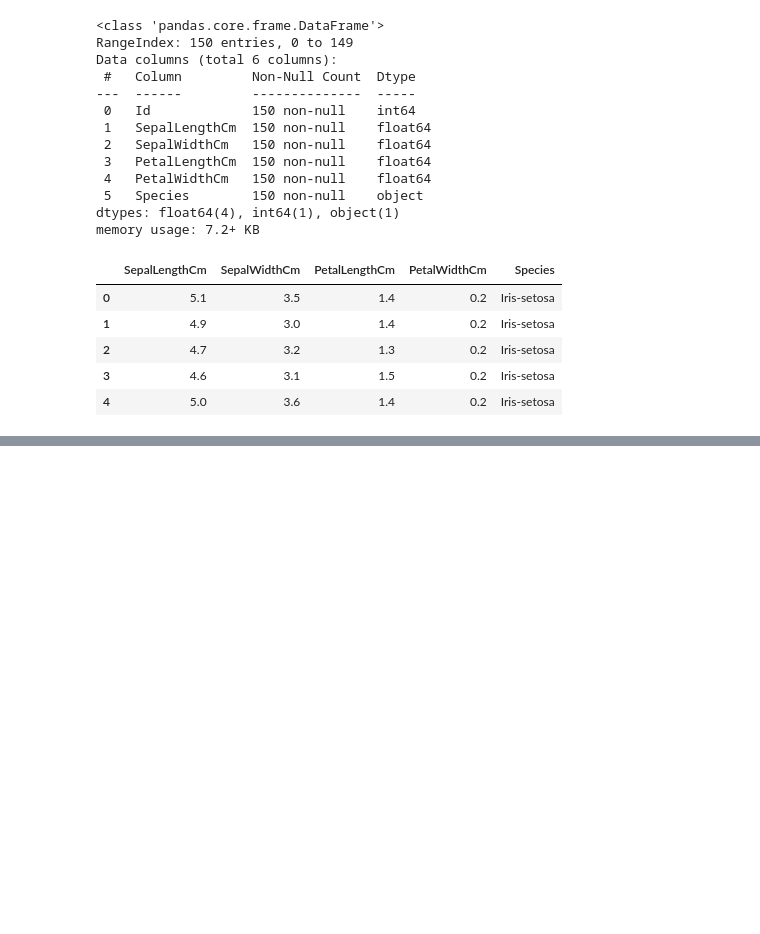
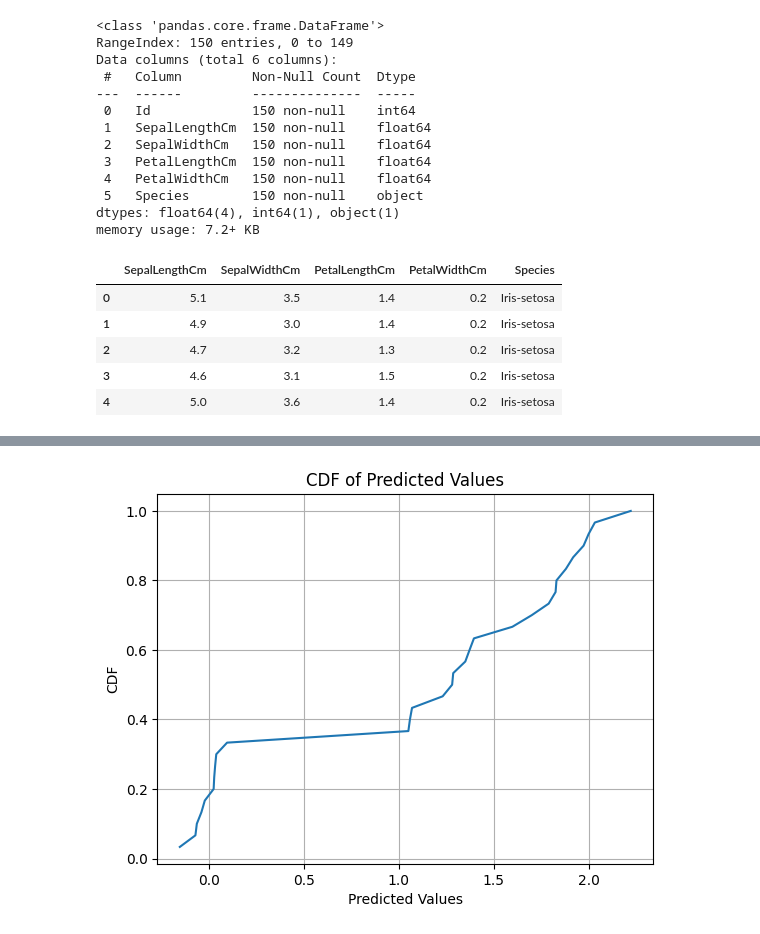
Before and after one commit to prakriti459/PRAKRITI.23FE10CSE00459-ML-LAB-WORK, a Jupyter notebook: MLlabwork.ipynb, the cells around one changed output, grey strips where cells are left out. Saved outputs shown, nothing was run; the diff lists cells and outputs as text; code cells hidden in the pictures; blank space fills up the shorter version.

```diff
--- a/MLlabwork.ipynb
+++ b/MLlabwork.ipynb
@@ -47,0 +146,4 @@ data.head()
+# %%
+from sklearn.linear_model import LinearRegression
+
+model = LinearRegression()
@@ -47,0 +164,2 @@ data.head()
+# %%
+y_pred = model.predict(X_test)
@@ -47,0 +169,15 @@ data.head()
+# %%
+sorted_pred = np.sort(y_pred)
+cdf = np.arange(1, len(sorted_pred)+1) / len(sorted_pred)
+# %%
+import matplotlib.pyplot as plt
+
+plt.figure()
+plt.plot(sorted_pred, cdf)
+plt.xlabel("Predicted Values")
+plt.ylabel("CDF")
+plt.title("CDF of Predicted Values")
+plt.grid(True)
+plt.show()
+# %% [output]
+[figure, added]
```
Also changed, not shown: parts of 18 cells of this notebook.
